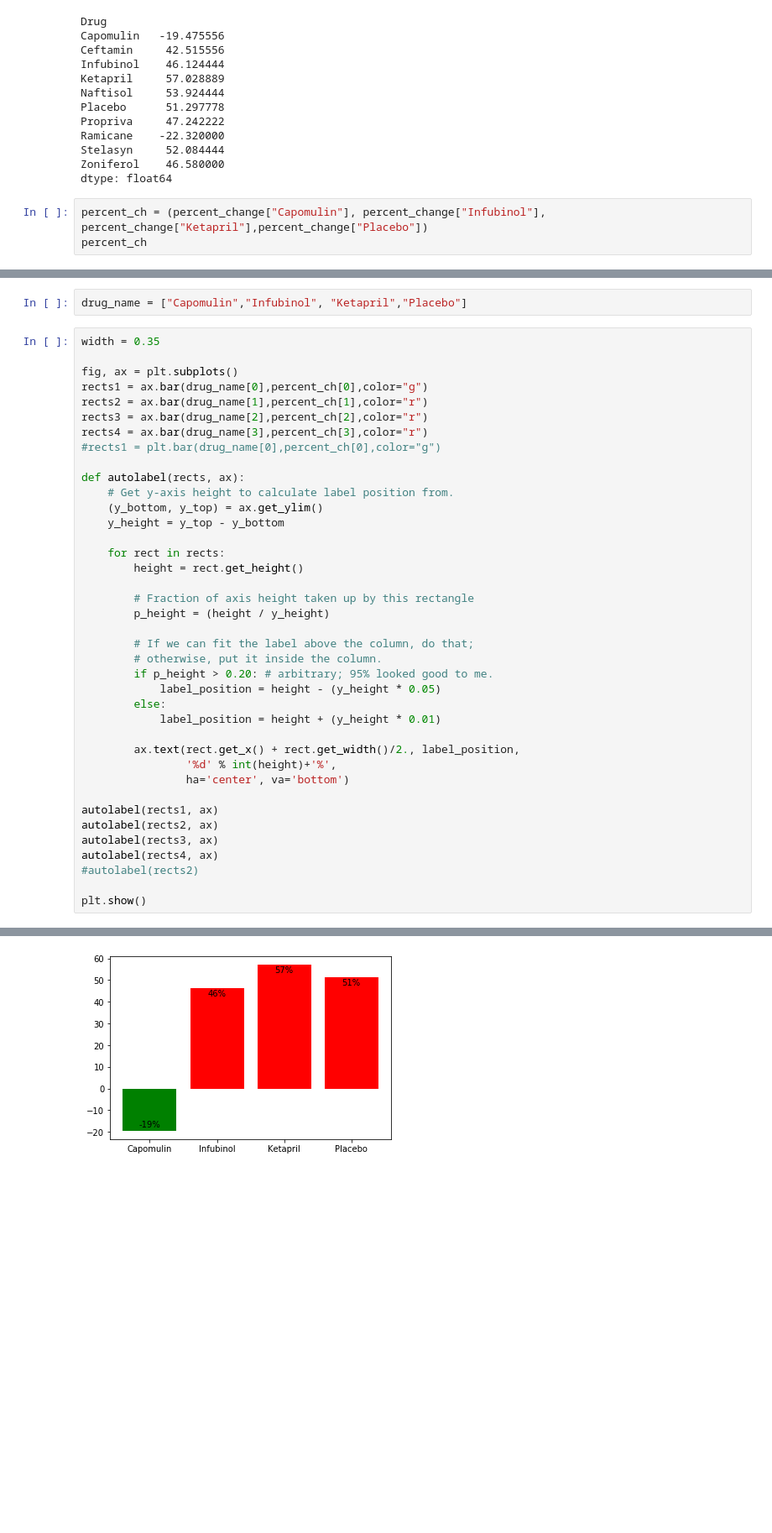
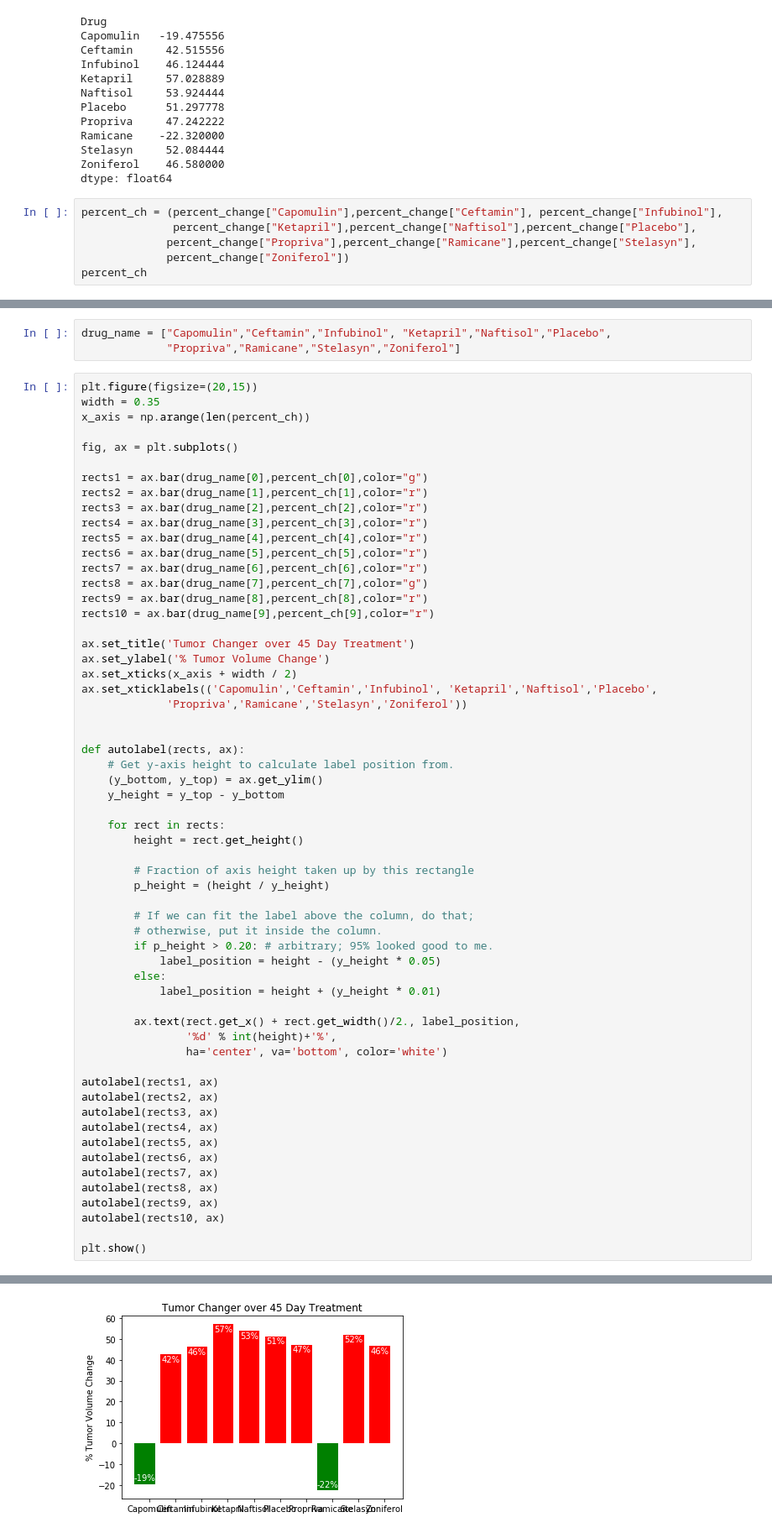
Before and after one commit to Pame1481/Matplotlib-Challenge, a Jupyter notebook: Pymaceuticals/pymaceuticals.ipynb, the cells around one changed output, grey strips where cells are left out. Shown at 84% size. Saved outputs shown, nothing was run; the diff lists cells and outputs as text; blank space fills up the shorter version.

```diff
--- a/Pymaceuticals/pymaceuticals.ipynb
+++ b/Pymaceuticals/pymaceuticals.ipynb
@@ -409,6 +425,9 @@ Stelasyn     52.084444
 Zoniferol    46.580000
 dtype: float64
 # %%
-percent_ch = (percent_change["Capomulin"], percent_change["Infubinol"], percent_change["Ketapril"],percent_change["Placebo"])
+percent_ch = (percent_change["Capomulin"],percent_change["Ceftamin"], percent_change["Infubinol"],
+              percent_change["Ketapril"],percent_change["Naftisol"],percent_change["Placebo"],
+             percent_change["Propriva"],percent_change["Ramicane"],percent_change["Stelasyn"],
+             percent_change["Zoniferol"])
 percent_ch
 # %% [output]
@@ -416,14 +444,30 @@ percent_ch
 # %%
-drug_name = ["Capomulin","Infubinol", "Ketapril","Placebo"]
+drug_name = ["Capomulin","Ceftamin","Infubinol", "Ketapril","Naftisol","Placebo",
+             "Propriva","Ramicane","Stelasyn","Zoniferol"]
 # %%
+plt.figure(figsize=(20,15))
 width = 0.35
+x_axis = np.arange(len(percent_ch))
 
 fig, ax = plt.subplots()
+
 rects1 = ax.bar(drug_name[0],percent_ch[0],color="g")
 rects2 = ax.bar(drug_name[1],percent_ch[1],color="r")
 rects3 = ax.bar(drug_name[2],percent_ch[2],color="r")
 rects4 = ax.bar(drug_name[3],percent_ch[3],color="r")
-#rects1 = plt.bar(drug_name[0],percent_ch[0],color="g")
+rects5 = ax.bar(drug_name[4],percent_ch[4],color="r")
+rects6 = ax.bar(drug_name[5],percent_ch[5],color="r")
+rects7 = ax.bar(drug_name[6],percent_ch[6],color="r")
+rects8 = ax.bar(drug_name[7],percent_ch[7],color="g")
+rects9 = ax.bar(drug_name[8],percent_ch[8],color="r")
+rects10 = ax.bar(drug_name[9],percent_ch[9],color="r")
+
+ax.set_title('Tumor Changer over 45 Day Treatment')
+ax.set_ylabel('% Tumor Volume Change')
+ax.set_xticks(x_axis + width / 2)
+ax.set_xticklabels(('Capomulin','Ceftamin','Infubinol', 'Ketapril','Naftisol','Placebo',
+             'Propriva','Ramicane','Stelasyn','Zoniferol'))
+
 
 def autolabel(rects, ax):
     # Get y-axis height to calculate label position from.
@@ -445,13 +489,18 @@ def autolabel(rects, ax):
 
         ax.text(rect.get_x() + rect.get_width()/2., label_position,
                 '%d' % int(height)+'%',
-                ha='center', va='bottom')
+                ha='center', va='bottom', color='white')
 
 autolabel(rects1, ax)
 autolabel(rects2, ax)
 autolabel(rects3, ax)
 autolabel(rects4, ax)
-#autolabel(rects2)
+autolabel(rects5, ax)
+autolabel(rects6, ax)
+autolabel(rects7, ax)
+autolabel(rects8, ax)
+autolabel(rects9, ax)
+autolabel(rects10, ax)
 
 plt.show()
 # %% [output]
@@ -458 +508 @@ plt.show()
-[figure, old version]
+[figure, new version]
```
Also changed, not shown: parts of 7 cells of this notebook.
